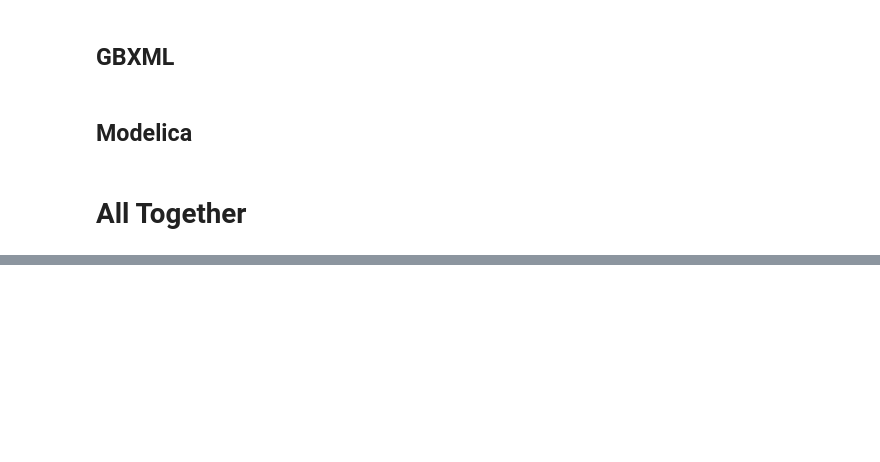
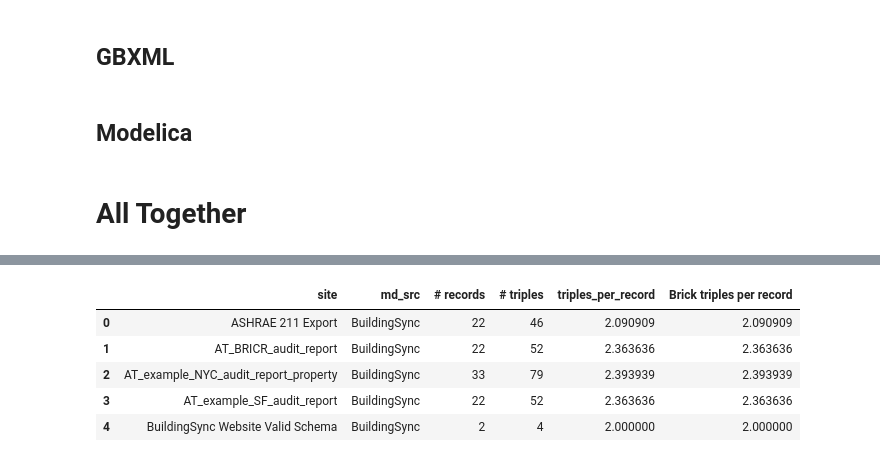
Before and after one commit to gtfierro/shepherding-metadata, a Jupyter notebook: evaluation/Analysis.ipynb, the cells around one changed output, grey strips where cells are left out. Drawn from its saved outputs; the diff is of its cells as text; code cells hidden in the pictures; blank space fills up the shorter version.

```diff
--- a/evaluation/Analysis.ipynb
+++ b/evaluation/Analysis.ipynb
@@ -117,0 +125,9 @@ plt.savefig('triples_dist.png')
+# %%
+udf.head()
+# %% [output]
+|  | site | md_src | # records | # triples | triples_per_record | Brick triples per record |
+| 0 | ASHRAE 211 Export | BuildingSync | 22 | 46 | 2.090909 | 2.090909 |
+| 1 | AT_BRICR_audit_report | BuildingSync | 22 | 52 | 2.363636 | 2.363636 |
+| 2 | AT_example_NYC_audit_report_property | BuildingSync | 33 | 79 | 2.393939 | 2.393939 |
+| 3 | AT_example_SF_audit_report | BuildingSync | 22 | 52 | 2.363636 | 2.363636 |
+| 4 | BuildingSync Website Valid Schema | BuildingSync | 2 | 4 | 2.000000 | 2.000000 |
```
Also changed, not shown: parts of 5 cells of this notebook.
